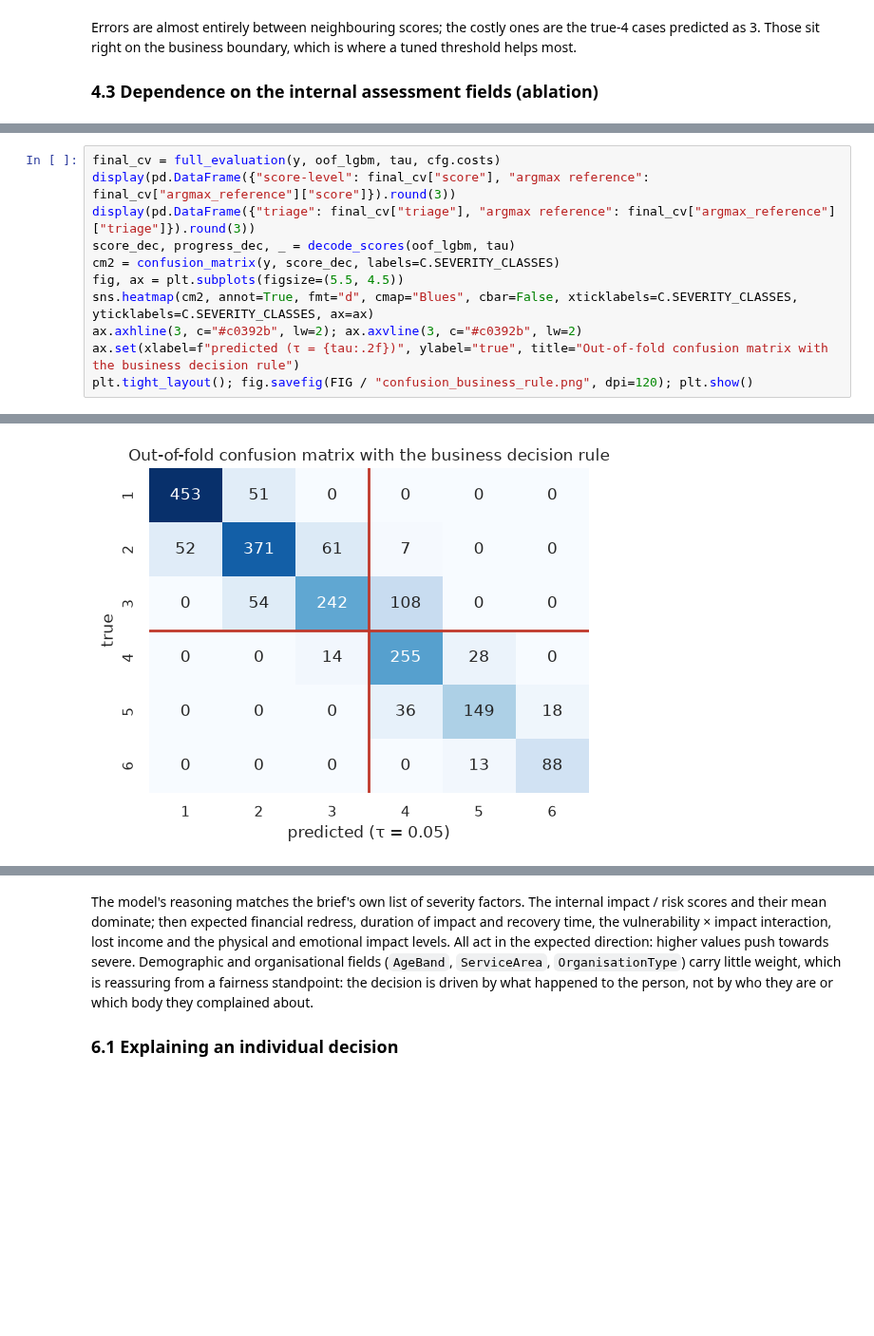
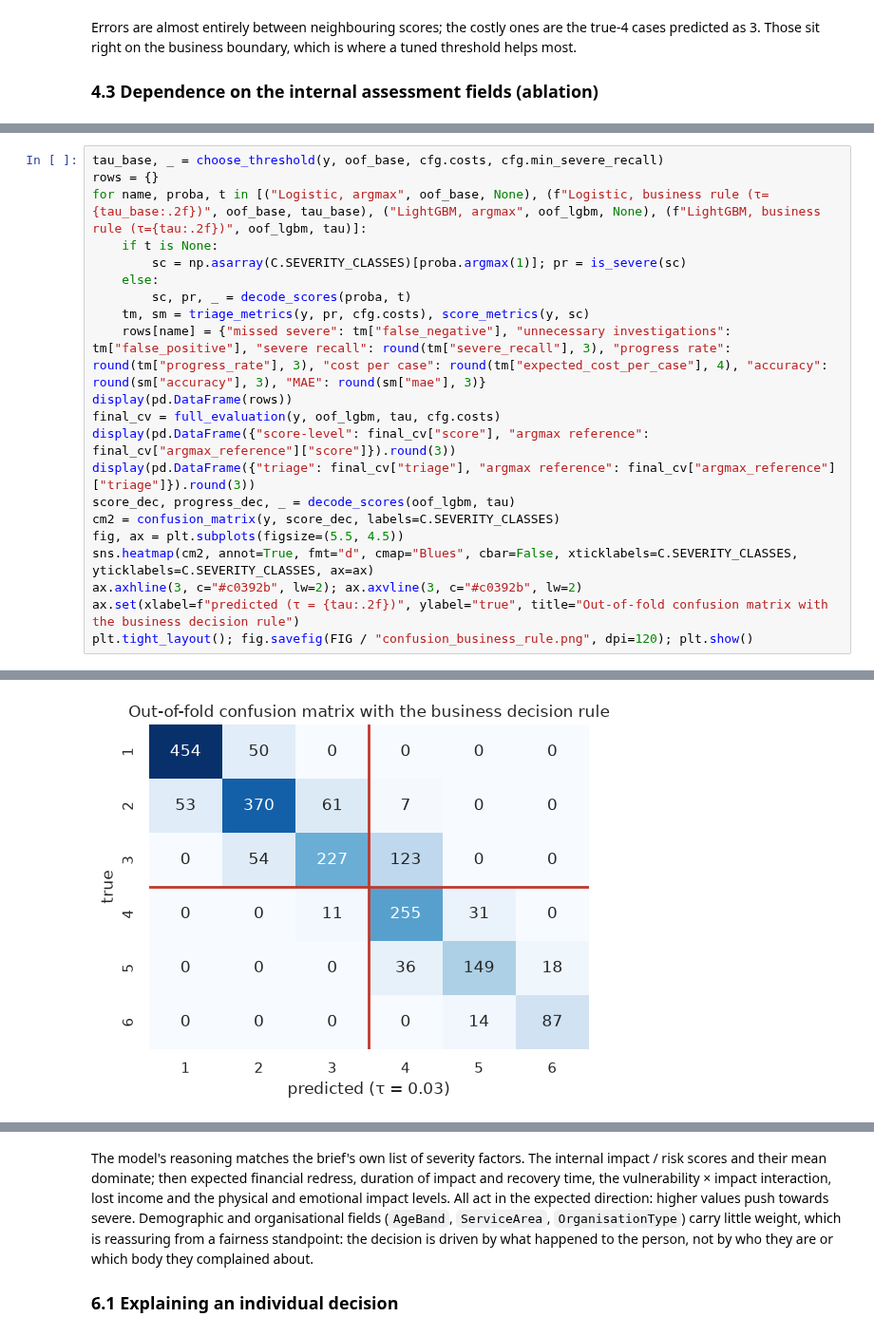
Before and after one commit to danielolamide0/ML-ASSESSMENT, a Jupyter notebook: notebooks/severity_analysis.ipynb, the cells around one changed output, grey strips where cells are left out. Shown at 95% size. Cells and saved outputs as stored; diff of their text form; blank space fills up the shorter version.

```diff
--- a/notebooks/severity_analysis.ipynb
+++ b/notebooks/severity_analysis.ipynb
@@ -468,6 +477,16 @@ notebook makes that trade-off explicit so the business can own it, and it is a o
 
 ### 5.1 Final cross-validated performance with the chosen rule
 # %%
+tau_base, _ = choose_threshold(y, oof_base, cfg.costs, cfg.min_severe_recall)
+rows = {}
+for name, proba, t in [("Logistic, argmax", oof_base, None), (f"Logistic, business rule (τ={tau_base:.2f})", oof_base, tau_base), ("LightGBM, argmax", oof_lgbm, None), (f"LightGBM, business rule (τ={tau:.2f})", oof_lgbm, tau)]:
+    if t is None:
+        sc = np.asarray(C.SEVERITY_CLASSES)[proba.argmax(1)]; pr = is_severe(sc)
+    else:
+        sc, pr, _ = decode_scores(proba, t)
+    tm, sm = triage_metrics(y, pr, cfg.costs), score_metrics(y, sc)
+    rows[name] = {"missed severe": tm["false_negative"], "unnecessary investigations": tm["false_positive"], "severe recall": round(tm["severe_recall"], 3), "progress rate": round(tm["progress_rate"], 3), "cost per case": round(tm["expected_cost_per_case"], 4), "accuracy": round(sm["accuracy"], 3), "MAE": round(sm["mae"], 3)}
+display(pd.DataFrame(rows))
 final_cv = full_evaluation(y, oof_lgbm, tau, cfg.costs)
 display(pd.DataFrame({"score-level": final_cv["score"], "argmax reference": final_cv["argmax_reference"]["score"]}).round(3))
 display(pd.DataFrame({"triage": final_cv["triage"], "argmax reference": final_cv["argmax_reference"]["triage"]}).round(3))
@@ -501,2 +528,2 @@ plt.tight_layout(); fig.savefig(FIG / "confusion_business_rule.png", dpi=120); p
-[figure, old version]
+[figure, new version]
 # %% [markdown]
```
Also changed, not shown: parts of 19 cells of this notebook, 32 other files.
